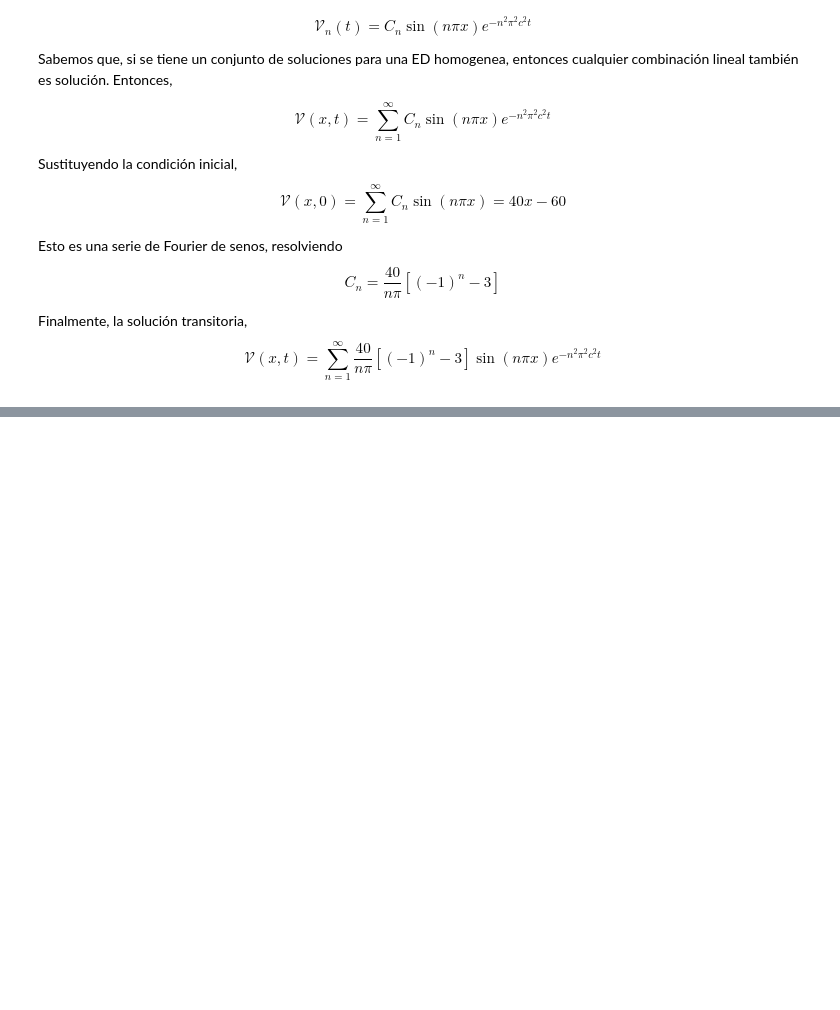
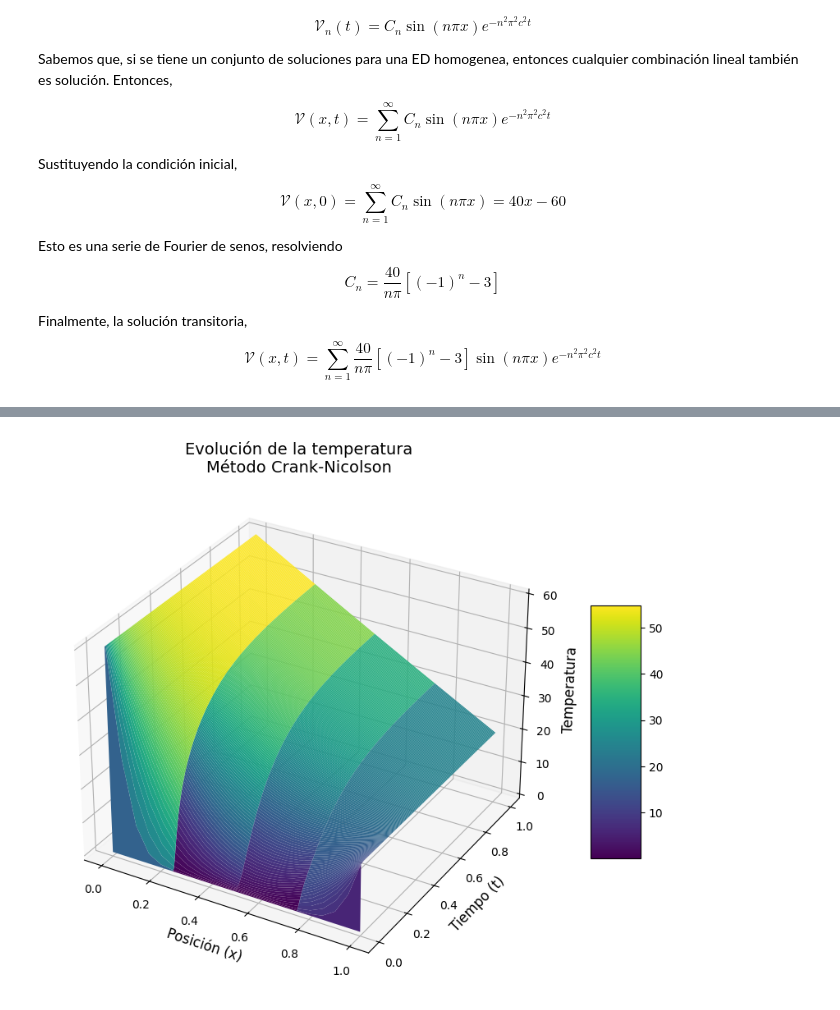
Before and after one commit to Jdvilan/Carrera, a Jupyter notebook: Examen_numerico_segundo_parcial.ipynb, the cells around one changed output, grey strips where cells are left out. Drawn from its saved outputs; the diff is of its cells as text; code cells hidden in the pictures; blank space fills up the shorter version.

```diff
--- a/Examen_numerico_segundo_parcial.ipynb
+++ b/Examen_numerico_segundo_parcial.ipynb
@@ -210,0 +384,45 @@ plt.show()
+# %%
+from mpl_toolkits.mplot3d import Axes3D
+
+# Parámetros
+L = 1.0      # Longitud de la barra
+T = 1        # Tiempo total
+c = 1  # Coeficiente de difusión
+m = 20       # Aumentamos m para mejor resolución espacial
+n = 1000      # Aumentamos n para mejor resolución temporal
+
+# Condiciones iniciales y de frontera
+def f_init(x):
+    return np.zeros_like(x)
+
+def g0(t):
+    return 60*np.ones_like(t)
+
+def gL(t):
+    return 20*np.ones_like(t)
+
+# Ejecutar método
+x, t, u_final, u_full = crank_nicolson(L, T, c, m, n, f_init, g0, gL)
+# %%
+# Crear gráfico 3D
+X, T_mesh = np.meshgrid(x, t)  # Malla para coordenadas 3D
+Z = u_full.T                   # Transponer para dimensiones correctas
+
+fig = plt.figure(figsize=(12, 8))
+ax = fig.add_subplot(111, projection='3d')
+
+# Graficar superficie
+surf = ax.plot_surface(X, T_mesh, Z, cmap='viridis', rstride=5, cstride=5)
+
+# Configuraciones del gráfico
+ax.set_xlabel('Posición (x)', fontsize=12)
+ax.set_ylabel('Tiempo (t)', fontsize=12)
+ax.set_zlabel('Temperatura', fontsize=12)
+ax.set_title('Evolución de la temperatura\nMétodo Crank-Nicolson', fontsize=14)
+
+# Barra de colores
+fig.colorbar(surf, shrink=0.5, aspect=5)
+
+plt.show()
+# %% [output]
+[figure, added]
```
Also changed, not shown: parts of 10 cells of this notebook.
